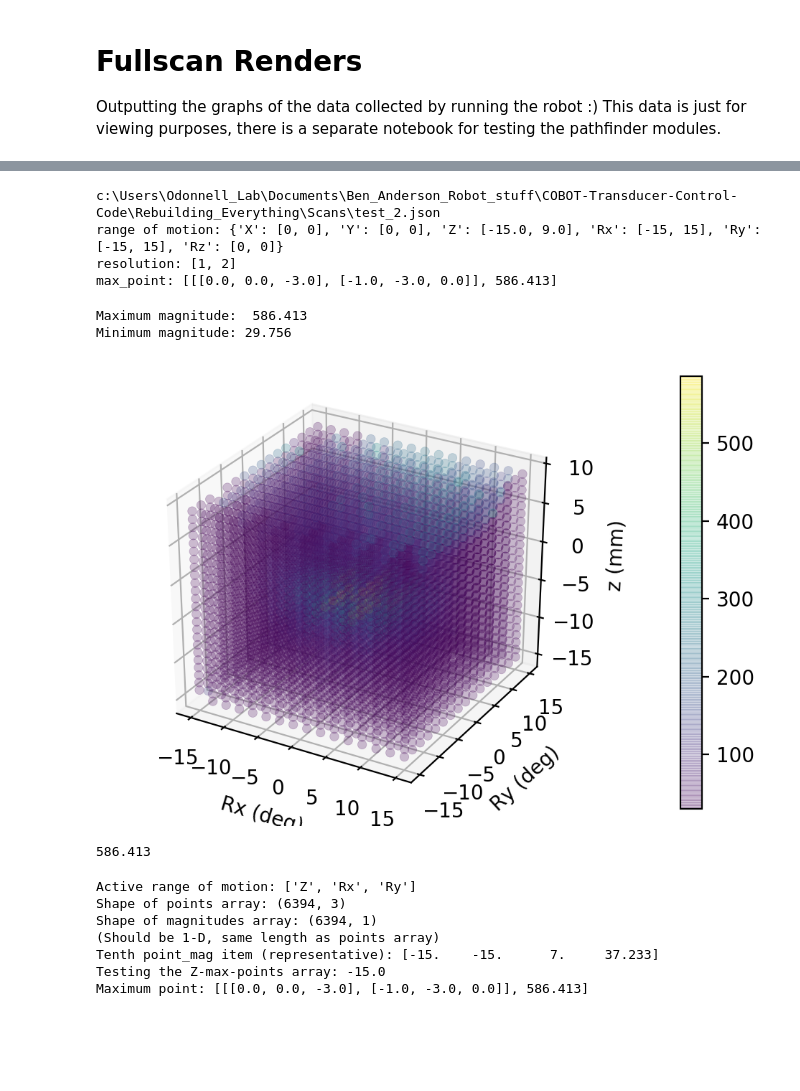
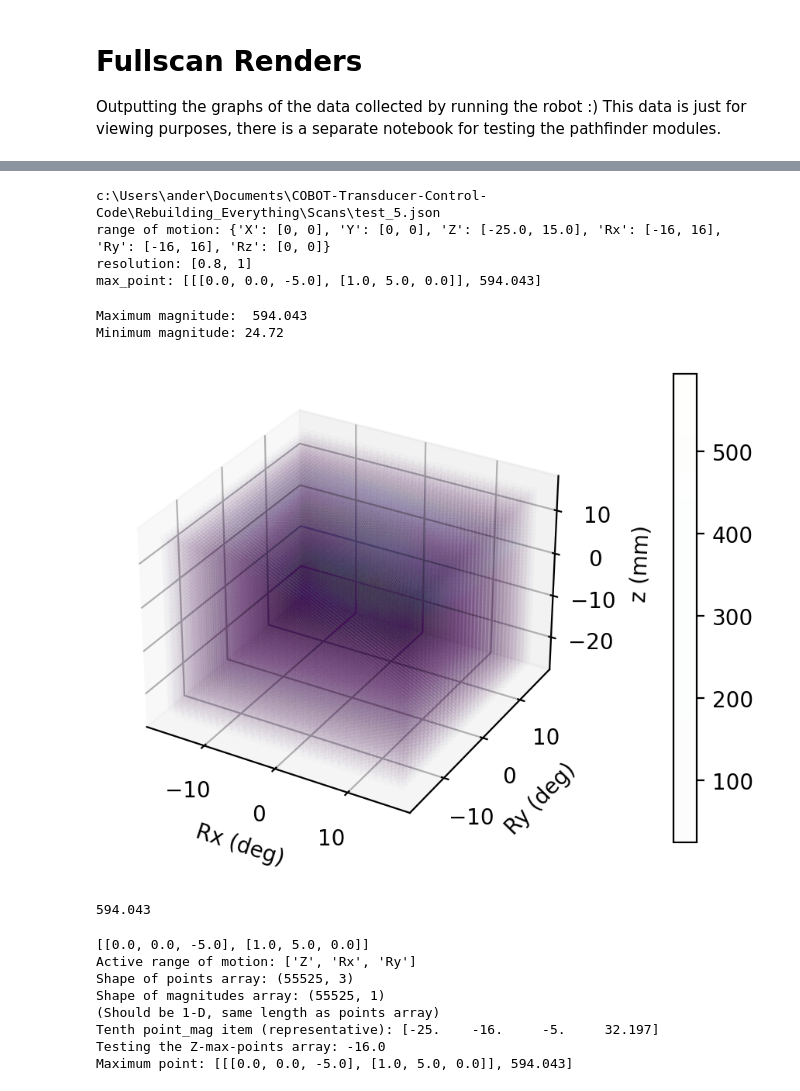
Before and after one commit to Benji-UW/COBOT-Transducer-Control-Code, a Jupyter notebook: Rebuilding_Everything/Debugging Scripts/Fullscan_renders.ipynb, the cells around one changed output, grey strips where cells are left out. Saved outputs shown, nothing was run; the diff lists cells and outputs as text; code cells hidden in the pictures; blank space fills up the shorter version.

```diff
--- a/Rebuilding_Everything/Debugging Scripts/Fullscan_renders.ipynb
+++ b/Rebuilding_Everything/Debugging Scripts/Fullscan_renders.ipynb
@@ -31,7 +34,7 @@ Available test files:
 # %%
 debug_mode = True
 save_figs = False
-file_no = 2
+file_no = 5
 
 if save_figs:
     plt.rcParams['figure.dpi'] = 500
@@ -62,10 +65,10 @@ if debug_mode:
     # print(resolution)
     # print(r_o_m)
 # %% [output]
-c:\Users\Odonnell_Lab\Documents\Ben_Anderson_Robot_stuff\COBOT-Transducer-Control-Code\Rebuilding_Everything\Scans\test_2.json
-range of motion: {'X': [0, 0], 'Y': [0, 0], 'Z': [-15.0, 9.0], 'Rx': [-15, 15], 'Ry': [-15, 15], 'Rz': [0, 0]}
-resolution: [1, 2]
-max_point: [[[0.0, 0.0, -3.0], [-1.0, -3.0, 0.0]], 586.413]
+c:\Users\ander\Documents\COBOT-Transducer-Control-Code\Rebuilding_Everything\Scans\test_5.json
+range of motion: {'X': [0, 0], 'Y': [0, 0], 'Z': [-25.0, 15.0], 'Rx': [-16, 16], 'Ry': [-16, 16], 'Rz': [0, 0]}
+resolution: [0.8, 1]
+max_point: [[[0.0, 0.0, -5.0], [1.0, 5.0, 0.0]], 594.043]
 # %%
 Zs = []
 Rxs = []
@@ -80,35 +83,35 @@ for p in point_mags:
 # %%
 ax = plt.axes(projection='3d')
 
 if debug_mode:
     print(f"Maximum magnitude:  {max(mags)}")
     print(f"Minimum magnitude: {min(mags)}")
 
 
 # floor = min(mags)
 # span = max(mags) - floor
 # als = [round((i - floor) / (span * 2) * 256) for i in mags]
 # als = np.array([i / 256 for i in als])
 
-fig = ax.scatter(Rxs, Rys, Zs, c=mags, cmap='viridis', alpha=0.25, linewidth=0.25)
+fig = ax.scatter(Rxs, Rys, Zs, c=mags, cmap='viridis', alpha=0.01, linewidth=0.25)
 
 ax.set_xlabel("Rx (deg)")
 ax.set_ylabel("Ry (deg)")
 ax.set_zlabel("z (mm)")
 
 plt.colorbar(fig, pad=0.13)
 if save_figs:
     plt.savefig("fullscan_render_test_%s.jpg" % current_file, dpi=400)
 plt.show()
 # plt.axes(projection = "3d")
 # plt.scatter(Rxs, Rys, Zs, c=mags, cmap='viridis', alpha=0.8, linewidth=0.5)
 
 print(max(mags))
 # %% [output]
-Maximum magnitude:  586.413
-Minimum magnitude: 29.756
+Maximum magnitude:  594.043
+Minimum magnitude: 24.72
-[figure, old version]
+[figure, new version]
-586.413
+594.043
 # %%
 # Gonna find the set of Rxs and Rys corresponding only to the Z value found at the max point
 # Then do the same for the other guys
@@ -131,6 +134,7 @@ np_point_mags = np.hstack((points,magss))
 # "mps" stands for "max points," or all the points in Rx/Ry space that occur at the max
 # value of Z, rotated for each of the other dimensions
 mp = max_point[0]
+print(mp)
 
 zmps = np_point_mags[np_point_mags[:,0] == mp[indeces['Z'][0]][indeces['Z'][1]]]
 Rxmps = np_point_mags[np_point_mags[:,1] == mp[indeces['Rx'][0]][indeces['Rx'][1]]]
@@ -144,13 +148,14 @@ if debug_mode:
     print(f"Testing the Z-max-points array: {zmps[:,1][0]}")
     print(f"Maximum point: {max_point}")
 # %% [output]
+[[0.0, 0.0, -5.0], [1.0, 5.0, 0.0]]
 Active range of motion: ['Z', 'Rx', 'Ry']
-Shape of points array: (6394, 3)
-Shape of magnitudes array: (6394, 1)
+Shape of points array: (55525, 3)
+Shape of magnitudes array: (55525, 1)
 (Should be 1-D, same length as points array)
-Tenth point_mag item (representative): [-15.    -15.      7.     37.233]
-Testing the Z-max-points array: -15.0
-Maximum point: [[[0.0, 0.0, -3.0], [-1.0, -3.0, 0.0]], 586.413]
+Tenth point_mag item (representative): [-25.    -16.     -5.     32.197]
+Testing the Z-max-points array: -16.0
+Maximum point: [[[0.0, 0.0, -5.0], [1.0, 5.0, 0.0]], 594.043]
 # %%
 # foo_isolated_mps refers to the points along the isolated foo axis when the other axes are at their optimal values
 z_isolated_mps = np_point_mags[np.all([np_point_mags[:,1] == mp[indeces['Rx'][0]][indeces['Rx'][1]], np_point_mags[:,2] == mp[indeces['Ry'][0]][indeces['Ry'][1]]],axis=0)]
```
Also changed, not shown: parts of 4 cells of this notebook, 9 other files.
